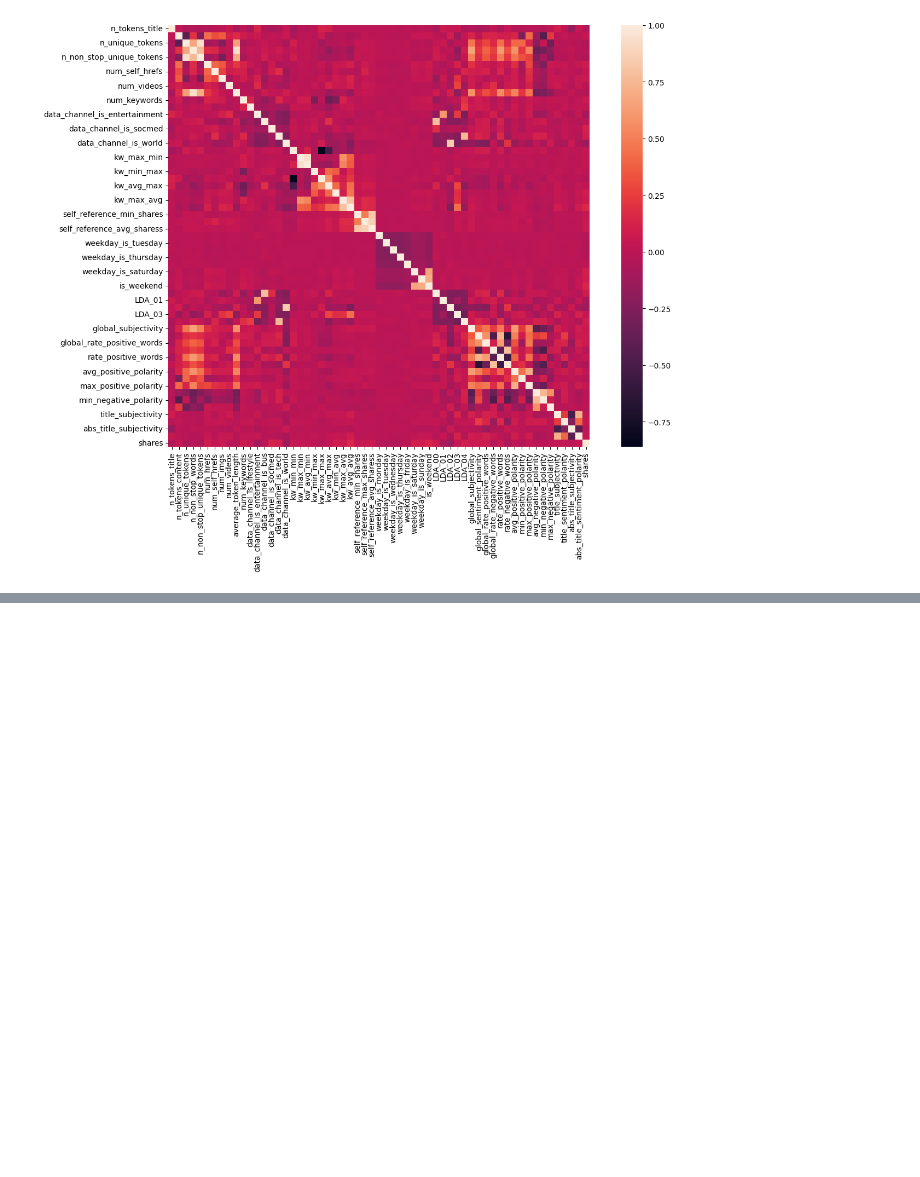
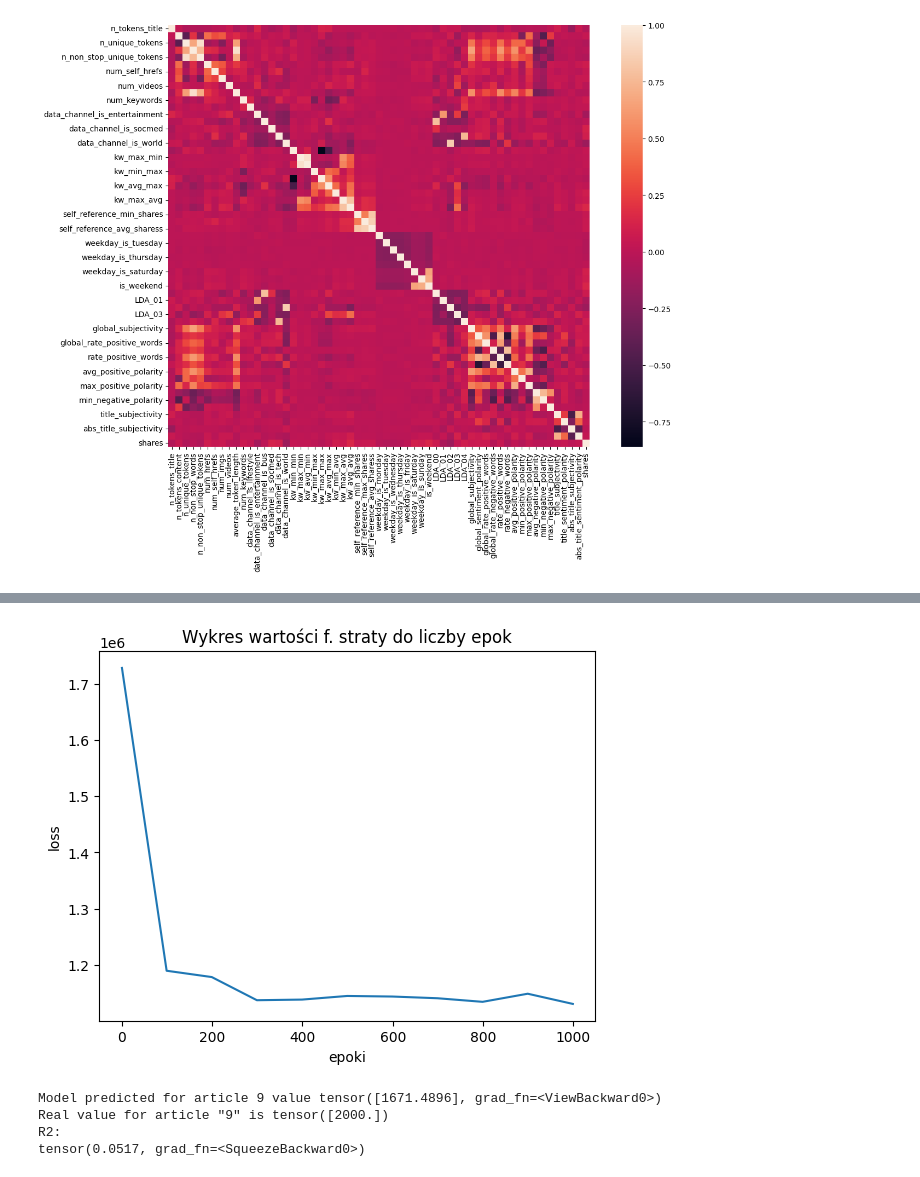
Before and after one commit to Spynacz/SI, a Jupyter notebook: online-news-popularity.ipynb, the cells around one changed output, grey strips where cells are left out. Cells and saved outputs as stored; diff of their text form; code cells hidden in the pictures; blank space fills up the shorter version.

```diff
--- a/online-news-popularity.ipynb
+++ b/online-news-popularity.ipynb
@@ -169,3 +169,27 @@ sns.heatmap(data2.corr(), square=True)
 # %% [output]
 <Axes: >
 [figure]
+# %%
+import torch
+import torch.nn as nn
+import torch.optim as optim
+
+from torch.utils.data import TensorDataset
+from torch.utils.data import DataLoader
+from sklearn.model_selection import train_test_split
+
+#oddzielenie danych i targetów
+dane=data2.iloc[:,0:58]
+dane=dane.to_numpy()
+target=data2.iloc[:,-1]
+target=target.to_numpy()
+
+#podział danych na zestaw treningowy i testowy
+X_train, X_test, y_train, y_test = train_test_split(dane, target, train_size=0.9, shuffle=True)
+
+#zamiana tablic na tensory
+x = torch.tensor(X_train, dtype=torch.float32)
+targets = torch.tensor(y_train, dtype=torch.float32).reshape(-1, 1)
+
+x_test = torch.tensor(X_test, dtype=torch.float32)
+target_test = torch.tensor(y_test, dtype=torch.float32).reshape(-1, 1)
@@ -171,0 +275,23 @@ sns.heatmap(data2.corr(), square=True)
+# %%
+#utworzenie modelu liniowego
+
+model1 = nn.Sequential(
+    nn.Linear(58,29),
+    nn.Linear(29,20),
+    nn.Linear(20,10),
+    nn.Linear(10,1)
+)
+
+mse = nn.MSELoss()
+
+#utworzenie dataset i dataloader
+dataset = TensorDataset(x,targets)
+dataloader1 = DataLoader(dataset, batch_size=1000, shuffle=True)
+# %%
+trenTest(model1)
+# %% [output]
+[figure, added]
+Model predicted for article 9 value tensor([1671.4896], grad_fn=<ViewBackward0>)
+Real value for article "9" is tensor([2000.])
+R2:
+tensor(0.0517, grad_fn=<SqueezeBackward0>)
```
Also changed, not shown: parts of 28 cells of this notebook.
